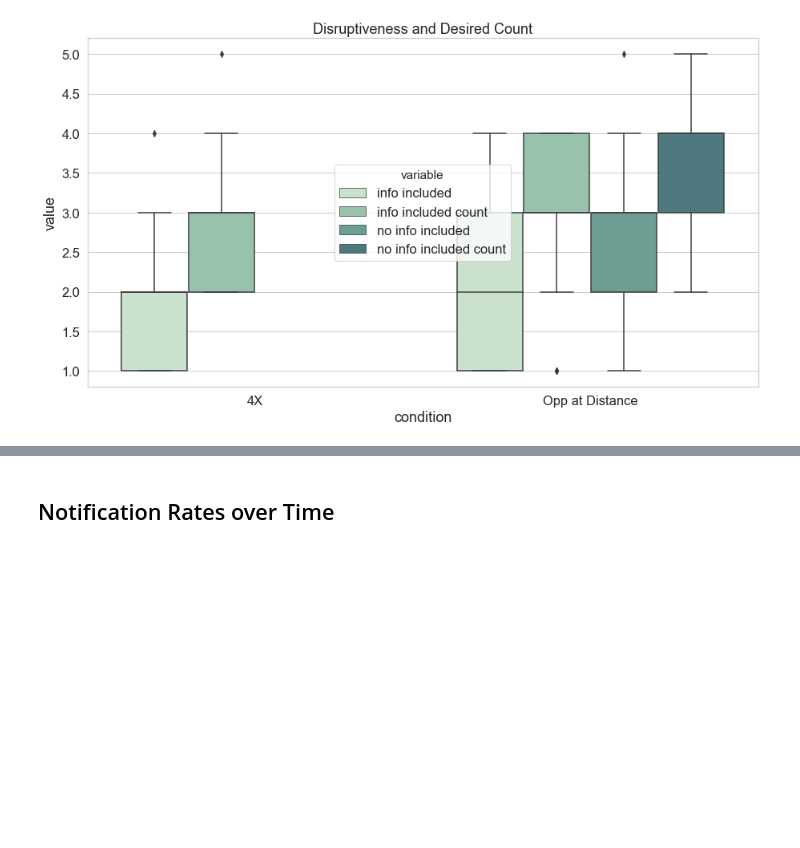
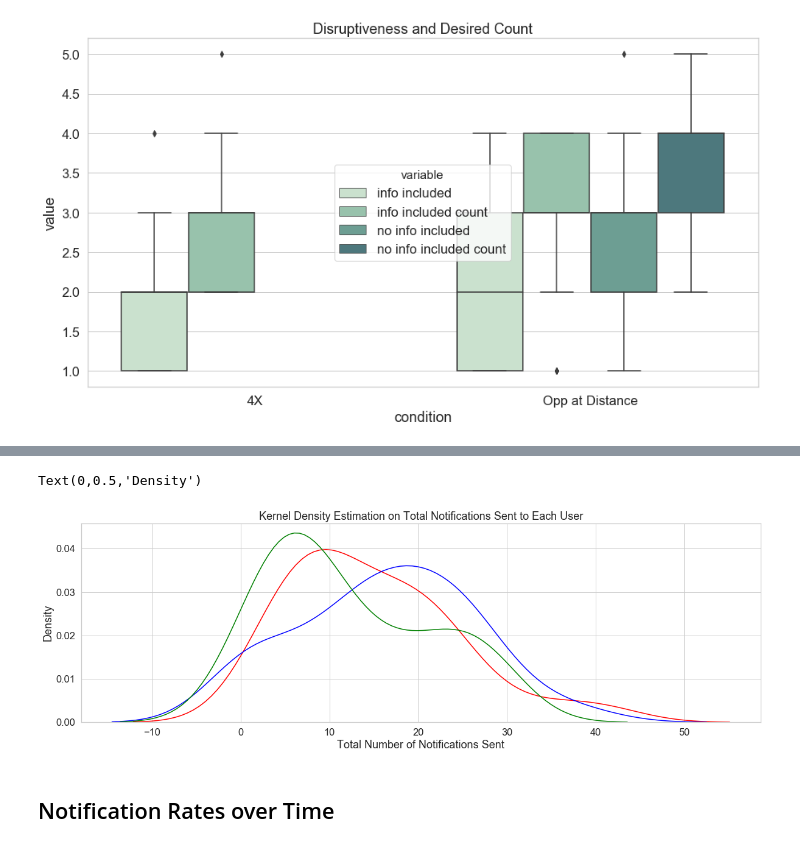
Before and after one commit to NUDelta/les-study-analysis, a Jupyter notebook: w2018/4X-study-analysis.ipynb, the cells around one changed output, grey strips where cells are left out. Cells and saved outputs as stored; diff of their text form; code cells hidden in the pictures; blank space fills up the shorter version.

```diff
--- a/w2018/4X-study-analysis.ipynb
+++ b/w2018/4X-study-analysis.ipynb
@@ -2030,3 +2108,14 @@ Text(0.5,1,'Disruptiveness and Desired Count')
+# %%
+fig = plt.subplots(figsize=(20, 6))
+sns.distplot(atloc_4x_valid_count_prop_byuser[['total_notification_count']], hist=False, rug=False, color='red', bins=range(0, 51, 5))
+sns.distplot(atloc_opp_loc_valid_count_prop_byuser[['total_notification_count']], hist=False, rug=False, color='blue', bins=range(0, 51, 5))
+sns.distplot(atloc_opp_dist_valid_count_prop_byuser[['total_notification_count']], hist=False, rug=False, color='green', bins=range(0, 51, 5))
+plt.title('Kernel Density Estimation on Total Notifications Sent to Each User')
+plt.xlabel('Total Number of Notifications Sent')
+plt.ylabel('Density')
+# %% [output]
+Text(0,0.5,'Density')
+[figure, added]
 # %% [markdown]
 ## Notification Rates over Time
 # %% [markdown]
```
Also changed, not shown: parts of 13 cells of this notebook.
